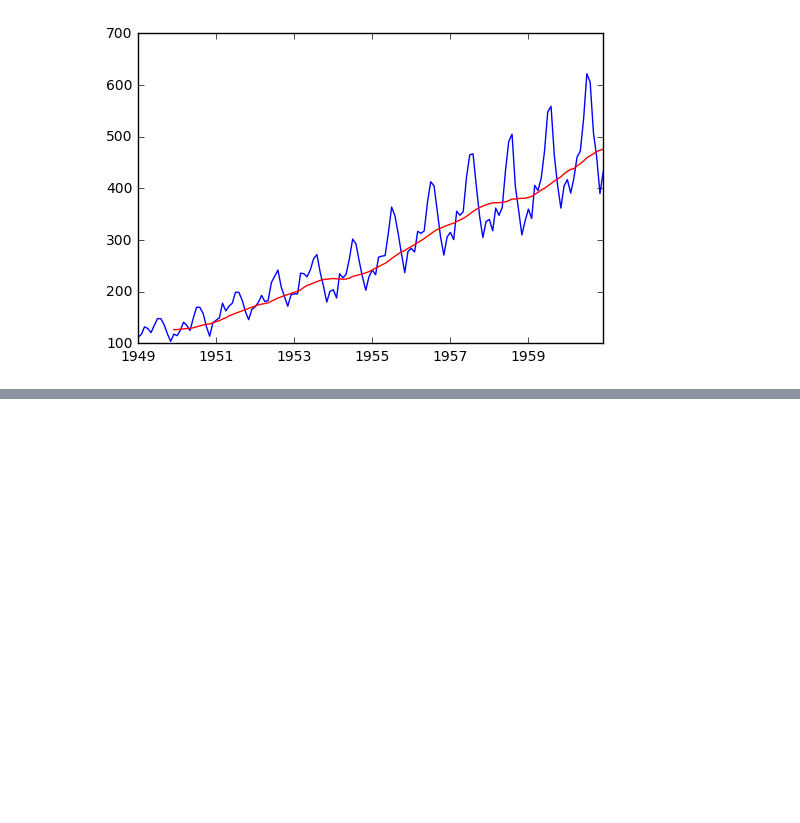
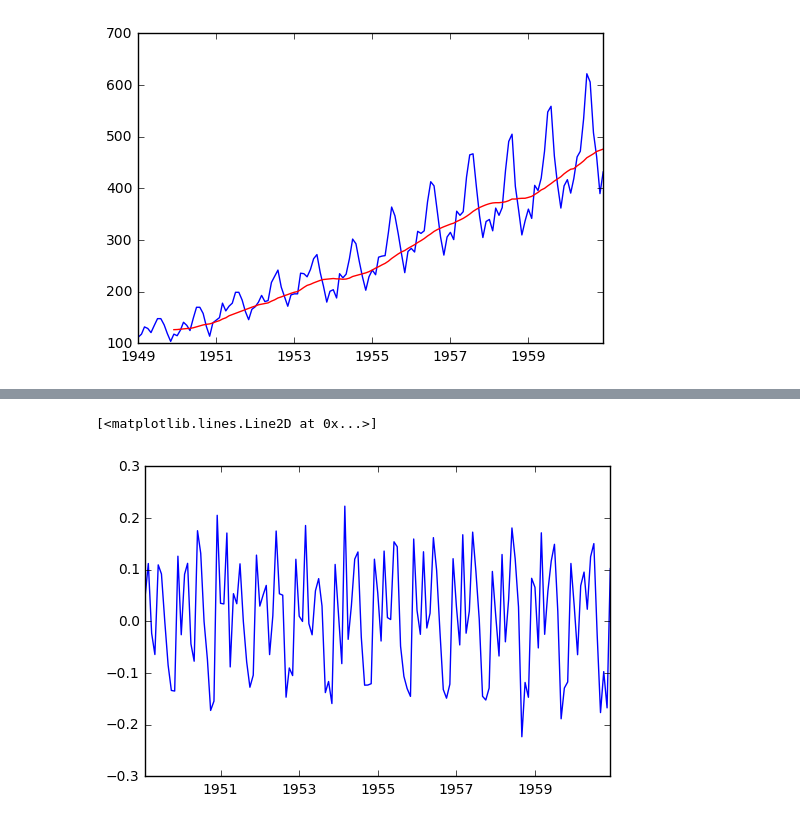
Before and after one commit to HrantDavtyan/Time_series_analysis, a Jupyter notebook: Time_series_1.ipynb, the cells around one changed output, grey strips where cells are left out. Saved outputs shown, nothing was run; the diff lists cells and outputs as text; code cells hidden in the pictures; blank space fills up the shorter version.

```diff
--- a/Time_series_1.ipynb
+++ b/Time_series_1.ipynb
@@ -128,0 +269,11 @@ From the plot above we can infer that in average, our fitted line does a good jo
+# %%
+# use log() function from numpy library to calculate the natural logarithm
+log_data = np.log(data)
+# %%
+# use differencing technique from part 3 to get de-trend the dataset
+log_data_lagged = log_data - log_data.shift()
+# plot the new, de-trended, transformed dataset
+plt.plot(log_data_lagged)
+# %% [output]
+[<matplotlib.lines.Line2D at 0x...>]
+[figure, added]
```
Also changed, not shown: parts of 27 cells of this notebook.
